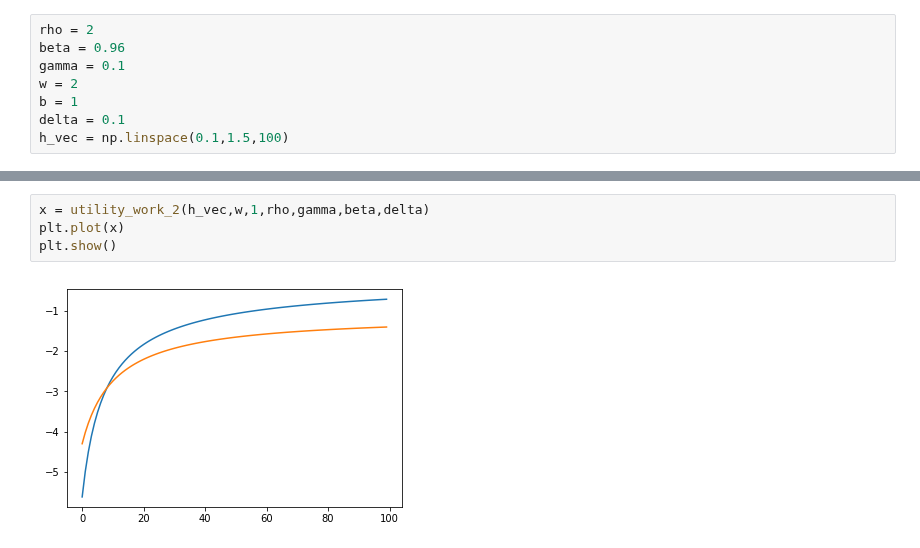
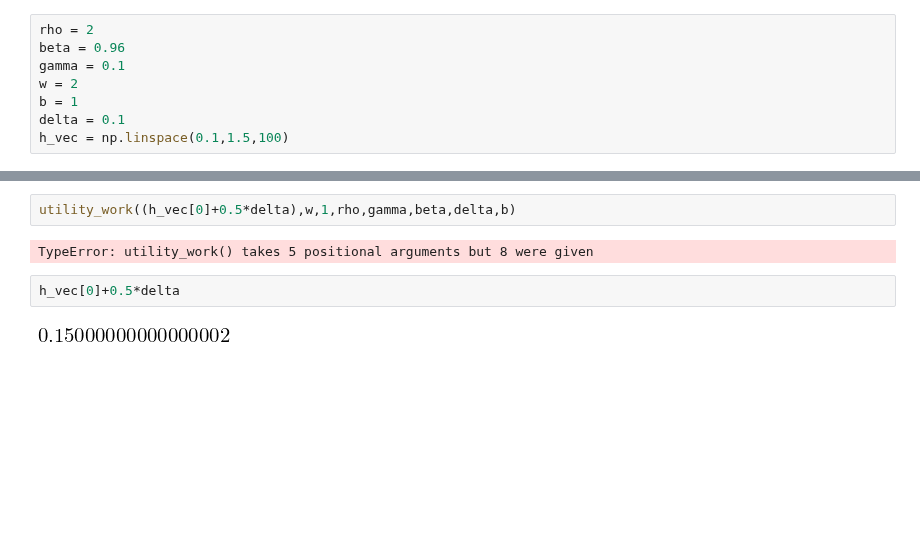
Before and after one commit to NumEconCopenhagen/projects-2019-al, a Jupyter notebook: examproject/August.ipynb, the cells around one changed output, grey strips where cells are left out. Drawn from its saved outputs; the diff is of its cells as text; blank space fills up the shorter version.

```diff
--- a/examproject/August.ipynb
+++ b/examproject/August.ipynb
@@ -201,6 +271,8 @@ h_vec = np.linspace(0.1,1.5,100)
 # %%
-x = utility_work_2(h_vec,w,1,rho,gamma,beta,delta)
-plt.plot(x)
-plt.show()
+utility_work((h_vec[0]+0.5*delta),w,1,rho,gamma,beta,delta,b)
 # %% [output]
-[figure, removed]
+TypeError: utility_work() takes 5 positional arguments but 8 were given
+# %%
+h_vec[0]+0.5*delta
+# %% [output]
+[figure, added]
```
Also changed, not shown: parts of 15 cells of this notebook, 1 other file.
